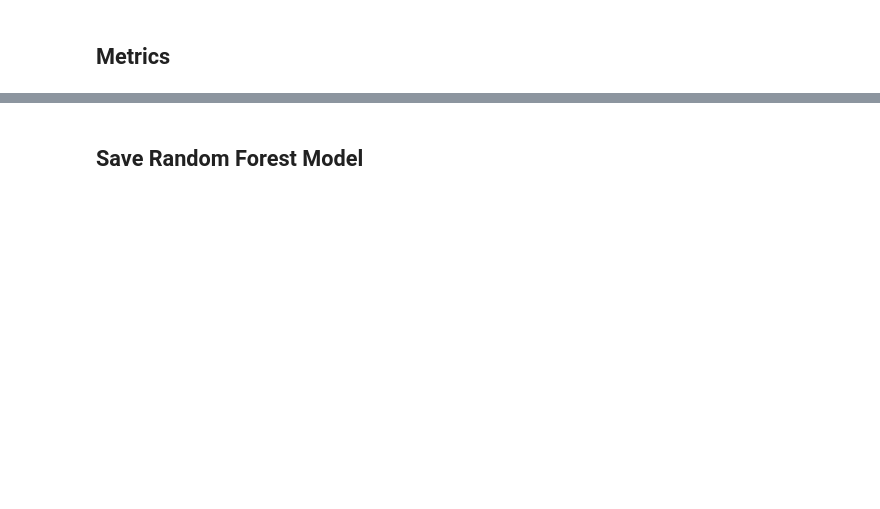
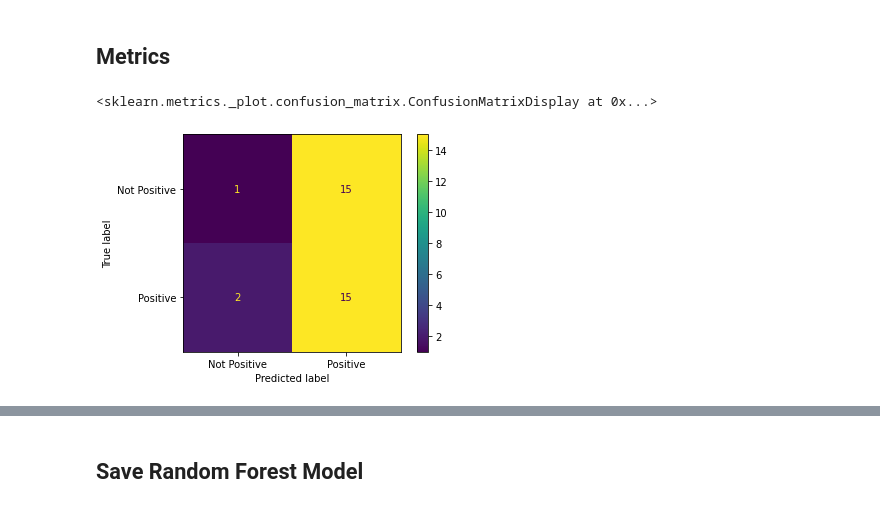
Before and after one commit to maxla777/Project-2, a Jupyter notebook: Monique/ML_models_technical_sentiment.ipynb, the cells around one changed output, grey strips where cells are left out. Drawn from its saved outputs; the diff is of its cells as text; code cells hidden in the pictures; blank space fills up the shorter version.

Commit message:
commented out savefig lines

```diff
--- a/Monique/ML_models_technical_sentiment.ipynb
+++ b/Monique/ML_models_technical_sentiment.ipynb
@@ -285,34 +338,38 @@ RF_importances_sorted
 # %%
 # Compute confusion matrix
 RF_cm = confusion_matrix(y_test, RF_predictions)
 # Create a DataFrame with the labelled classes
 RF_cm_df = pd.DataFrame(
     RF_cm, index=['Actual Not Positive', 'Actual Positive'], columns=['Predicted Not Positive', 'Predicted Positive']
 )
 # Set target names for the classification report
 RF_target_names = ['Not Positive', 'Positive']
 # Compute the accuracy score
 RF_acc_score = accuracy_score(y_test, RF_predictions)
 # Compute the balanced accuracy score
 RF_bal_acc_score = balanced_accuracy_score(y_test, RF_predictions)
 # Predict class probabilities for the features
 RF_probs = RF_model.predict_proba(X_test)[:,1]
 # Compute precision-recall pairs
 RF_precision, RF_recall, _ = precision_recall_curve(y_test, RF_probs, pos_label=1)
 # Compute the AUPRC - the area under the curve
 RF_auprc_score = roc_auc_score(y_test, RF_probs)
 # Compute the Matthews correlation coefficient (MCC)
 RF_MCC_score = matthews_corrcoef(y_test, RF_predictions)
 # Compute the Jaccard similarity coefficent score
 RF_J_score = jaccard_score(y_test, RF_predictions)
 # Compute the average Hamming loss
 RF_H_loss = hamming_loss(y_test, RF_predictions)
 
 # Plotting the confusion matrix and saving the figure
 RF_disp = ConfusionMatrixDisplay(confusion_matrix=RF_cm, display_labels=RF_target_names)
-RF_disp.plot().savefig('/content/drive/MyDrive/Colab Notebooks/RF_confusion_matrix.png')
+RF_disp.plot()
+# RF_disp.plot().savefig('/content/drive/MyDrive/Colab Notebooks/RF_confusion_matrix.png')
 # plt.show()
 # plt.savefig('/content/drive/MyDrive/Colab Notebooks/RF_confusion_matrix.png')
+# %% [output]
+<sklearn.metrics._plot.confusion_matrix.ConfusionMatrixDisplay at 0x...>
+[figure, added]
 # %%
 print("Accuracy Score:", round(RF_acc_score, ndigits=3))
 print("Balanced Accuracy Score:", round(RF_bal_acc_score, ndigits=3))
```
Also changed, not shown: parts of 7 cells of this notebook.
